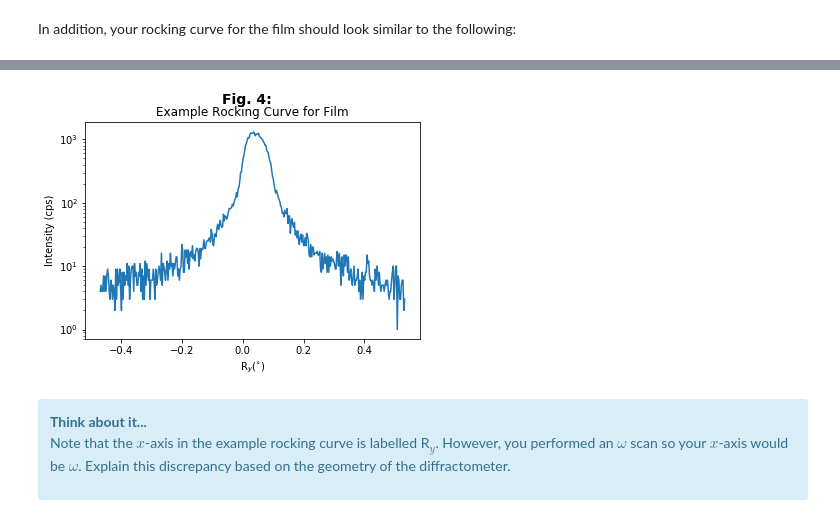
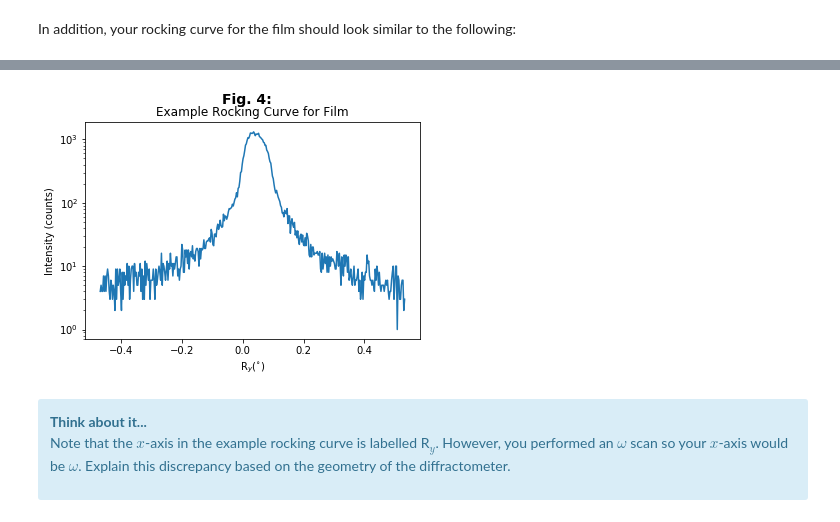
Before and after one commit to josephmccourt2018/lab_jupyter_notebooks, a Jupyter notebook: HRXRD_Specular_Lab2.ipynb, the cells around one changed output, grey strips where cells are left out. Saved outputs shown, nothing was run; the diff lists cells and outputs as text; code cells hidden in the pictures.

```diff
--- a/HRXRD_Specular_Lab2.ipynb
+++ b/HRXRD_Specular_Lab2.ipynb
@@ -520,17 +521,17 @@ In addition, your rocking curve for the film should look similar to the followin
 # %%
 display(tag)
 df_omega_film = pd.read_table('example/461_test/PLD50nmFe2O3_Al2O3/HRXRD_Lab/Ry_Fe2O3_006.ras',sep = '\s+',comment='*',names = ["2TH","Intensity", "sigma"],header = None)
 plt.figure()
 plt.suptitle('Fig. 4:', fontsize=14, fontweight='bold')
 plt.title('Example Rocking Curve for Film')
 plt.plot(df_omega_film[df_omega_film.columns[0]],df_omega_film[df_omega_film.columns[1]])
 plt.yscale('log')
 plt.xlabel("R$_y$($^{\circ}$)")
-plt.ylabel(df_omega_film.columns[1]+" (cps)")
+plt.ylabel(df_omega_film.columns[1]+" (counts)")
 plt.show()
 # %% [output]
 [interactive output not drawn]
-[figure, old version]
+[figure, new version]
 # %% [markdown]
 <div class="alert alert-block alert-info">
     <strong> Think about it... </strong>
```
Also changed, not shown: parts of 12 cells of this notebook, 13 other files.
